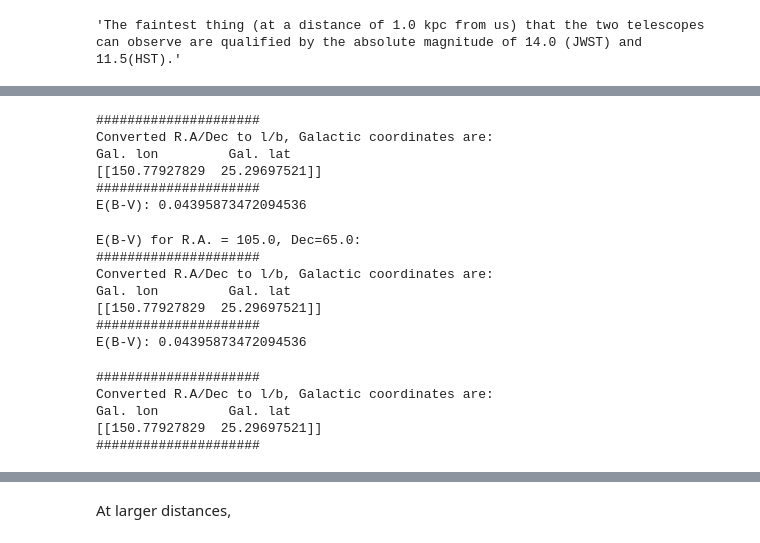
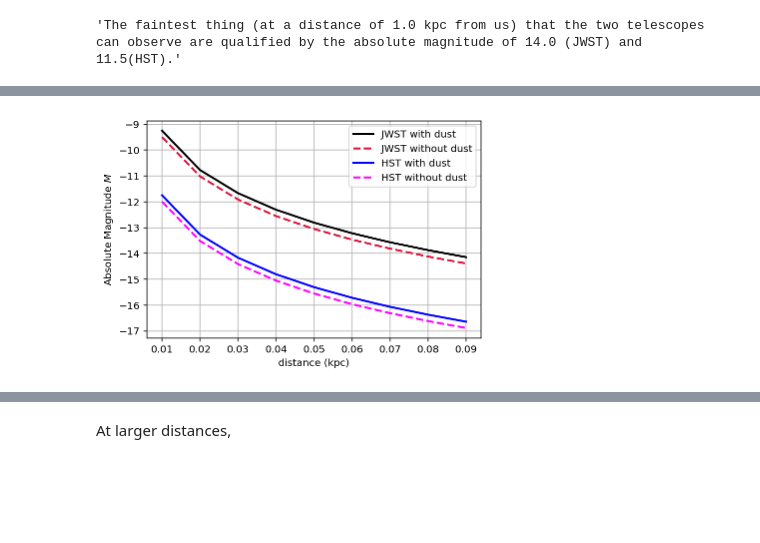
Before and after one commit to luk022/PHYS321-final-project, a Jupyter notebook: 321final.ipynb, the cells around one changed output, grey strips where cells are left out. Drawn from its saved outputs; the diff is of its cells as text; code cells hidden in the pictures; blank space fills up the shorter version.

```diff
--- a/321final.ipynb
+++ b/321final.ipynb
@@ -400,35 +516,42 @@ np.round(JWST_mags_dust,4),np.round(HST_mags_dust,4),np.round(Av_bayestar,4)
+# %%
+redshift=np.arange(0.01,0.1,0.01)
+
+JWST_mags_dust,HST_mags_dust,Av_bayestar = [],[],[]
+JWST_mags,HST_mags=[],[]
+for i in range(len(coord_list)):
+    output_dust = mag_dust(redshift,'z',coord_list[i].l.value,coord_list[i].b.value)
+    JWST_mags_dust.append(output_dust[0])
+    HST_mags_dust.append(output_dust[1])
+    Av_bayestar.append(output_dust[2])
+    no_dust = mag_without_dust(redshift,'z',coord_list[i].l.value,coord_list[i].b.value)
+    JWST_mags.append(no_dust[0])
+    HST_mags.append(no_dust[1])
+#JWST_mags[0],JWST_mags_dust[0]
+# %%
+f, ax = plt.subplots(figsize=(6,4))
+ax.plot(redshift, JWST_mags[0], lw=2, color='black', label='JWST with dust')
+ax.plot(redshift, JWST_mags_dust[0], lw=2, color='crimson', ls='--', label='JWST without dust')
+ax.plot(redshift, HST_mags[0], lw=2, color='blue', label='HST with dust')
+ax.plot(redshift, HST_mags_dust[0], lw=2, color='magenta', ls='--', label='HST without dust')
+ax.set_xlabel(r'distance (kpc)')
+ax.set_ylabel(r'Absolute Magnitude $M$')
+#ax.set_xlim([400,600])
+#ax.set_ylim([0,1.3])
+plt.legend()
+plt.grid() #at point A coord_list[0]
+# %% [output]
+[figure, added]
 # %%
-ra=(l0+5)
-dec=(b0+5)
+ra=(l0)
+dec=(b0)
 print('E(B-V):', line_of_sight(ra, dec, coord='icrs'))
-# %% [output]
-#####################
-Converted R.A/Dec to l/b, Galactic coordinates are:
-Gal. lon         Gal. lat
-[[150.77927829  25.29697521]]
-#####################
-E(B-V): 0.04395873472094536
 # %%
-ra=(l0+5)
-dec=(b0+5)
+ra=(l0)
+dec=(b0)
 print('E(B-V) for R.A. = {ra}, Dec={dec}:'.format(ra=ra, dec=dec))
 print('E(B-V):', line_of_sight(ra, dec, coord='icrs'))
-# %% [output]
-E(B-V) for R.A. = 105.0, Dec=65.0:
-#####################
-Converted R.A/Dec to l/b, Galactic coordinates are:
-Gal. lon         Gal. lat
-[[150.77927829  25.29697521]]
-#####################
-E(B-V): 0.04395873472094536
 # %%
-E_bv = line_of_sight(l0+5, b0+5, coord='icrs')
+E_bv = line_of_sight(l0, b0, coord='icrs')
-# %% [output]
-#####################
-Converted R.A/Dec to l/b, Galactic coordinates are:
-Gal. lon         Gal. lat
-[[150.77927829  25.29697521]]
-#####################
 # %%
 JWST_mags,HST_mags = mag_without_dust(0.01,'z')
 np.round(JWST_mags,4),np.round(HST_mags,4)
```
Also changed, not shown: parts of 24 cells of this notebook.
